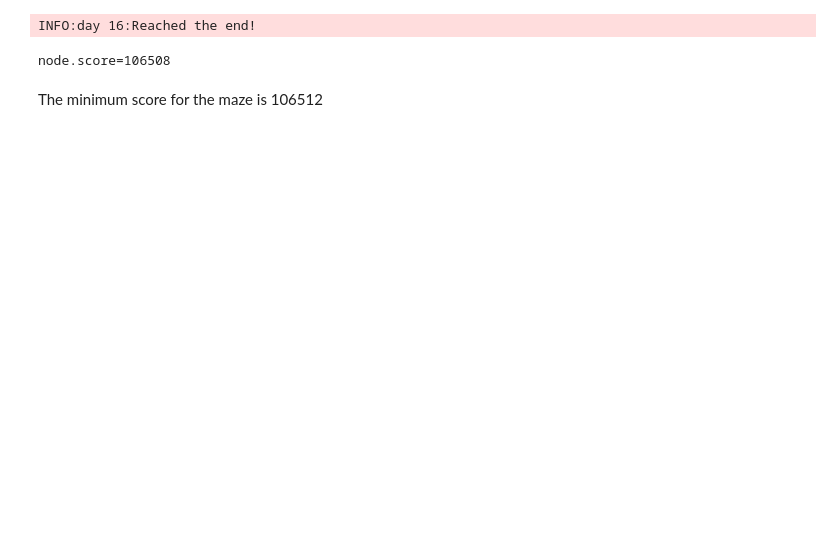
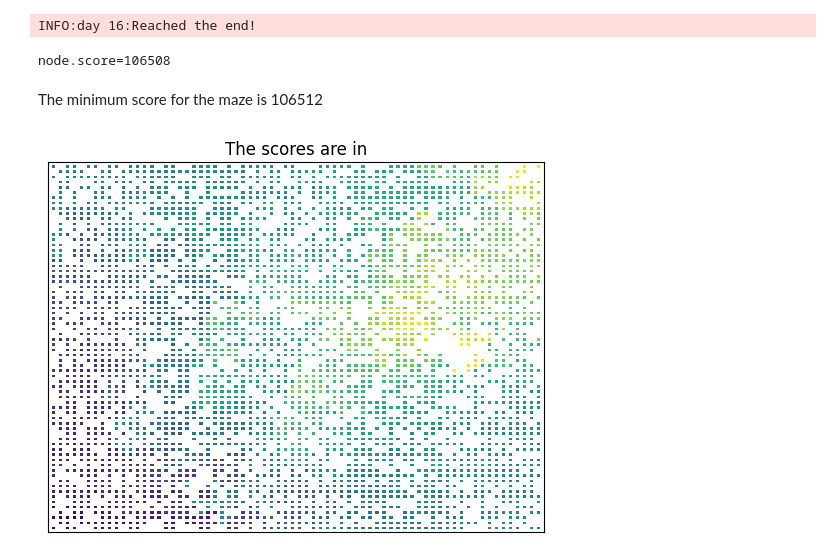
Before and after one commit to nouseforkeys/advent-of-code-24, a Jupyter notebook: day_16.ipynb, the cells around one changed output. Drawn from its saved outputs; the diff is of its cells as text; code cells hidden in the pictures; blank space fills up the shorter version.

Commit message:
added a nice plot for part 1

```diff
--- a/day_16.ipynb
+++ b/day_16.ipynb
@@ -196,3 +198,29 @@ markdown(
 )
 # %% [output]
 The minimum score for the maze is 106512
+# %%
+def plot_graph(graph: list[list[dict[Node]]], ax: plt.Axes) -> None:
+    temp = []
+    for line in graph:
+        temp.append([])
+        for nodes in line:
+            if nodes is None:
+                temp[-1].append(np.nan)
+                continue
+            scores = [
+                node.score for node in nodes.values()
+                if node.score is not None
+            ]
+            if len(scores) == 0:
+                temp[-1].append(np.nan)
+            else:
+                temp[-1].append(min(scores))
+
+    plot_grid(temp, ax)
+
+
+fig, ax = plt.subplots()
+ax.set_title('The scores are in')
+plot_graph(graph, ax)
+# %% [output]
+[figure, added]
```
Also changed, not shown: parts of 2 cells of this notebook.
